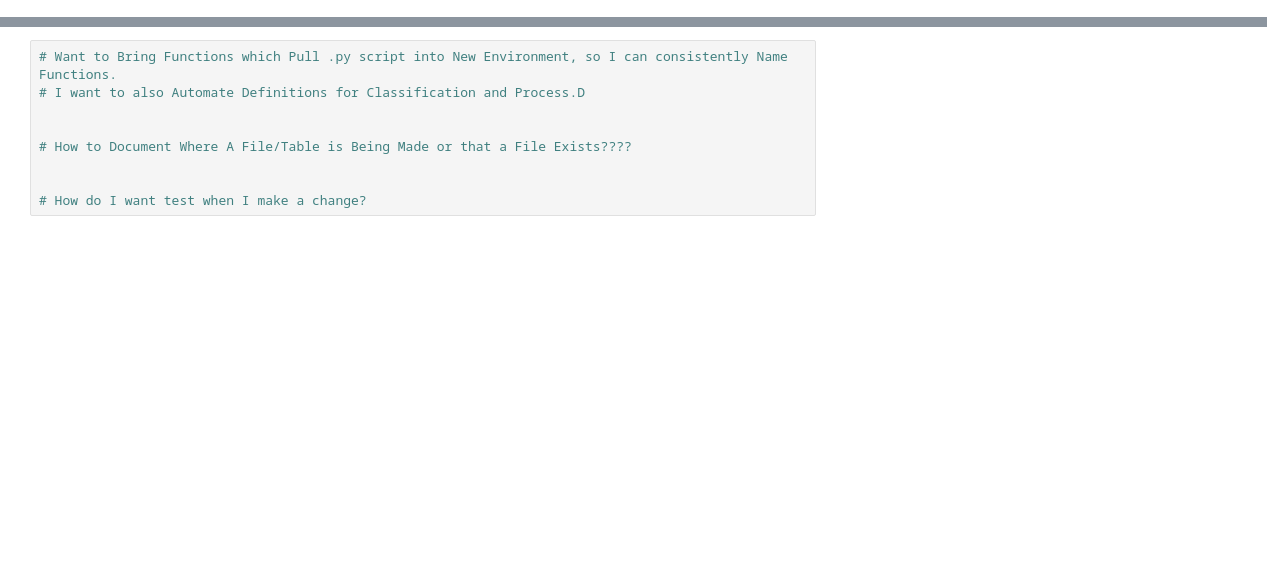
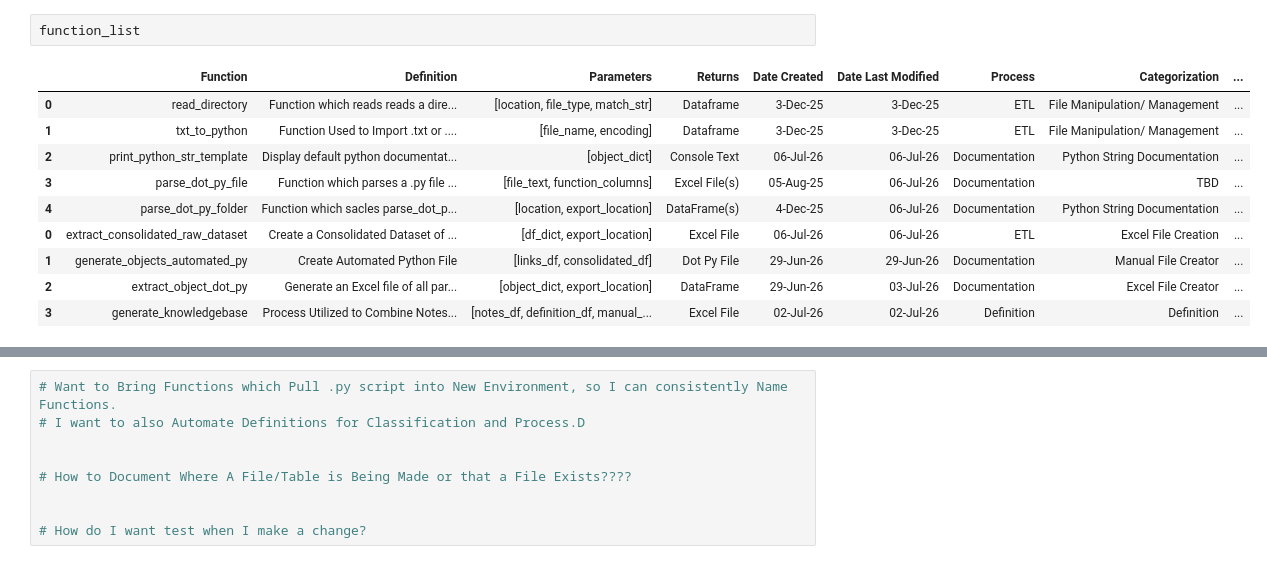
Before and after one commit to derek-dewald/Python_Tools, a Jupyter notebook: JupyterNotebooks/Delete.ipynb, the cells around one changed output, grey strips where cells are left out. Cells and saved outputs as stored; diff of their text form; blank space fills up the shorter version.

```diff
--- a/JupyterNotebooks/Delete.ipynb
+++ b/JupyterNotebooks/Delete.ipynb
@@ -5,0 +36,13 @@ sys.path.append("/Users/derekdewald/Documents/Python/Github_Repo/d_py_functions"
+# %%
+function_list
+# %% [output]
+|  | Function | Definition | Parameters | Returns | Date Created | Date Last Modified | Process | Categorization | ... |
+| 0 | read_directory | Function which reads reads a dire... | [location, file_type, match_str] | Dataframe | 3-Dec-25 | 3-Dec-25 | ETL | File Manipulation/ Management | ... |
+| 1 | txt_to_python | Function Used to Import .txt or .... | [file_name, encoding] | Dataframe | 3-Dec-25 | 3-Dec-25 | ETL | File Manipulation/ Management | ... |
+| 2 | print_python_str_template | Display default python documentat... | [object_dict] | Console Text | 06-Jul-26 | 06-Jul-26 | Documentation | Python String Documentation | ... |
+| 3 | parse_dot_py_file | Function which parses a .py file ... | [file_text, function_columns] | Excel File(s) | 05-Aug-25 | 06-Jul-26 | Documentation | TBD | ... |
+| 4 | parse_dot_py_folder | Function which sacles parse_dot_p... | [location, export_location] | DataFrame(s) | 4-Dec-25 | 06-Jul-26 | Documentation | Python String Documentation | ... |
+| 0 | extract_consolidated_raw_dataset | Create a Consolidated Dataset of ... | [df_dict, export_location] | Excel File | 06-Jul-26 | 06-Jul-26 | ETL | Excel File Creation | ... |
+| 1 | generate_objects_automated_py | Create Automated Python File | [links_df, consolidated_df] | Dot Py File | 29-Jun-26 | 29-Jun-26 | Documentation | Manual File Creator | ... |
+| 2 | extract_object_dot_py | Generate an Excel file of all par... | [object_dict, export_location] | DataFrame | 29-Jun-26 | 03-Jul-26 | Documentation | Excel File Creator | ... |
+| 3 | generate_knowledgebase | Process Utilized to Combine Notes... | [notes_df, definition_df, manual_... | Excel File | 02-Jul-26 | 02-Jul-26 | Definition | Definition | ... |
```
Also changed, not shown: parts of 14 cells of this notebook, 8 other files.
